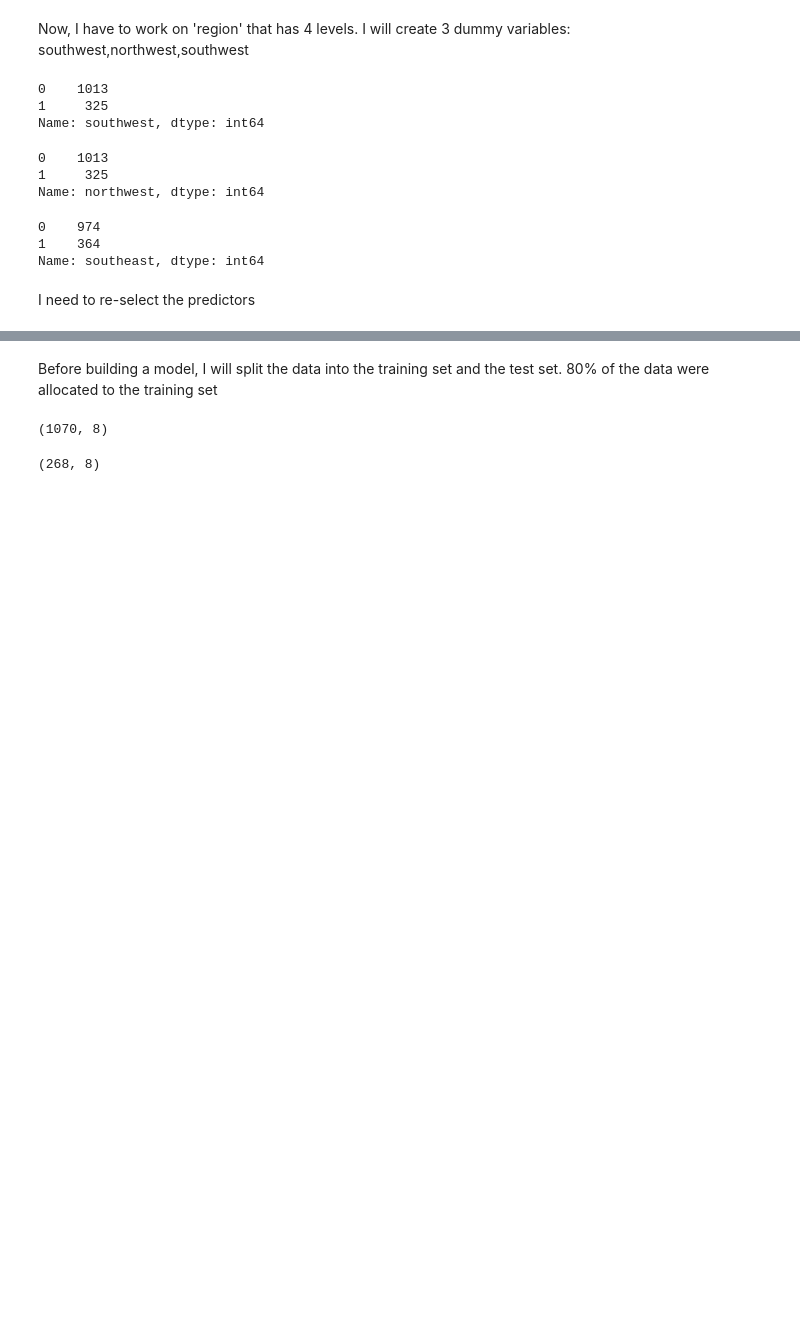
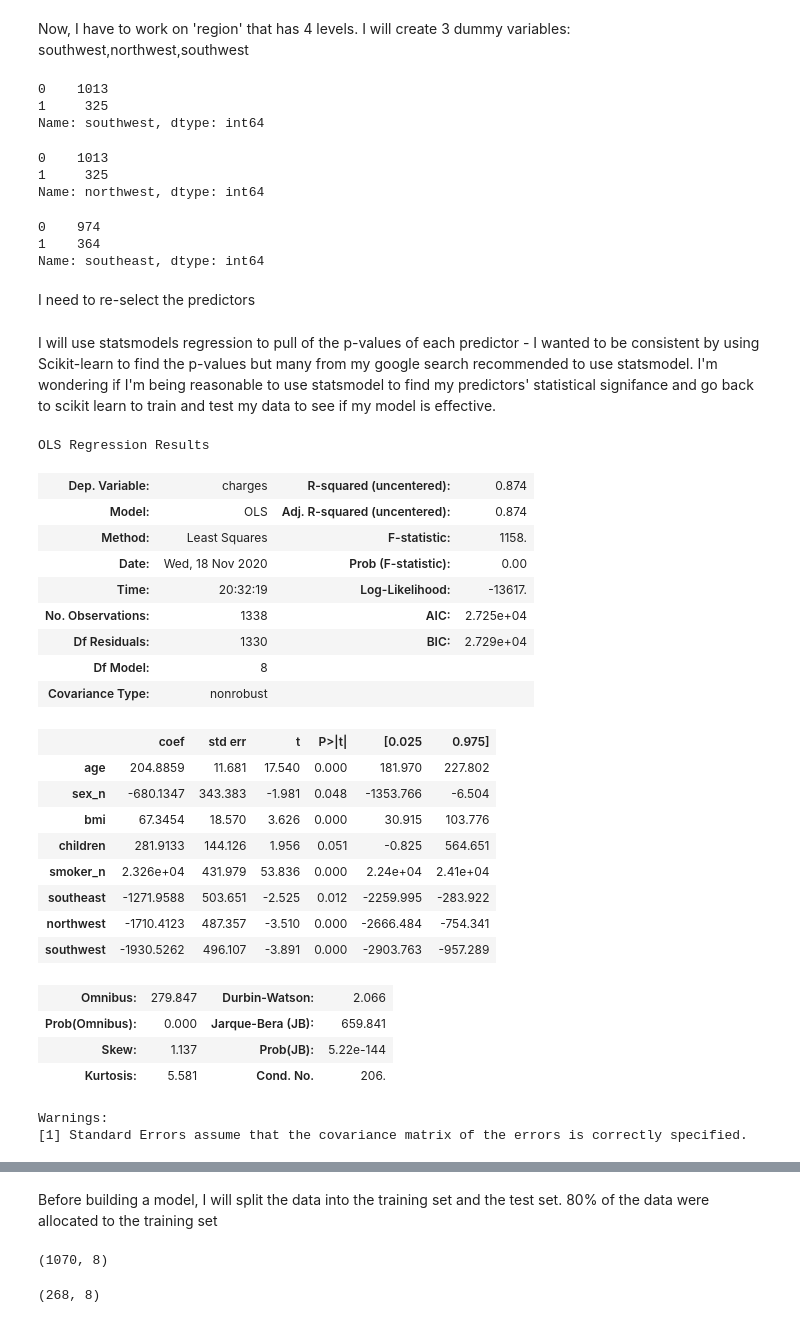
Before and after one commit to feelzoo/US_Medical_Insurance_Cost, a Jupyter notebook: US_Medical_Insurance_Cost_multiple_regression.ipynb, the cells around one changed output, grey strips where cells are left out. Saved outputs shown, nothing was run; the diff lists cells and outputs as text; code cells hidden in the pictures; blank space fills up the shorter version.

```diff
--- a/US_Medical_Insurance_Cost_multiple_regression.ipynb
+++ b/US_Medical_Insurance_Cost_multiple_regression.ipynb
@@ -99,0 +92,34 @@ x= x[['age', 'sex', 'bmi', 'children', 'smoker', 'southeast','northwest','southw
+# %% [markdown]
+I will use statsmodels regression to pull of the p-values of each predictor - I wanted to be consistent by using Scikit-learn to find the p-values but many from my google search recommended to use statsmodel. I'm wondering if I'm being reasonable to use statsmodel to find my predictors' statistical signifance and go back to scikit learn to train and test my data to see if my model is effective.
+# %%
+model = sm.OLS(y,x)
+# %%
+fit_model = model.fit()
+# %%
+fit_model.summary()
+# %% [output]
+OLS Regression Results
+| Dep. Variable: | charges | R-squared (uncentered): | 0.874 |
+| Model: | OLS | Adj. R-squared (uncentered): | 0.874 |
+| Method: | Least Squares | F-statistic: | 1158. |
+| Date: | Wed, 18 Nov 2020 | Prob (F-statistic): | 0.00 |
+| Time: | 20:32:19 | Log-Likelihood: | -13617. |
+| No. Observations: | 1338 | AIC: | 2.725e+04 |
+| Df Residuals: | 1330 | BIC: | 2.729e+04 |
+| Df Model: | 8 |  |  |
+| Covariance Type: | nonrobust |  |  |
+|  | coef | std err | t | P>|t| | [0.025 | 0.975] |
+| age | 204.8859 | 11.681 | 17.540 | 0.000 | 181.970 | 227.802 |
+| sex_n | -680.1347 | 343.383 | -1.981 | 0.048 | -1353.766 | -6.504 |
+| bmi | 67.3454 | 18.570 | 3.626 | 0.000 | 30.915 | 103.776 |
+| children | 281.9133 | 144.126 | 1.956 | 0.051 | -0.825 | 564.651 |
+| smoker_n | 2.326e+04 | 431.979 | 53.836 | 0.000 | 2.24e+04 | 2.41e+04 |
+| southeast | -1271.9588 | 503.651 | -2.525 | 0.012 | -2259.995 | -283.922 |
+| northwest | -1710.4123 | 487.357 | -3.510 | 0.000 | -2666.484 | -754.341 |
+| southwest | -1930.5262 | 496.107 | -3.891 | 0.000 | -2903.763 | -957.289 |
+| Omnibus: | 279.847 | Durbin-Watson: | 2.066 |
+| Prob(Omnibus): | 0.000 | Jarque-Bera (JB): | 659.841 |
+| Skew: | 1.137 | Prob(JB): | 5.22e-144 |
+| Kurtosis: | 5.581 | Cond. No. | 206. |
+Warnings:
+[1] Standard Errors assume that the covariance matrix of the errors is correctly specified.
```
Also changed, not shown: parts of 9 cells of this notebook.
